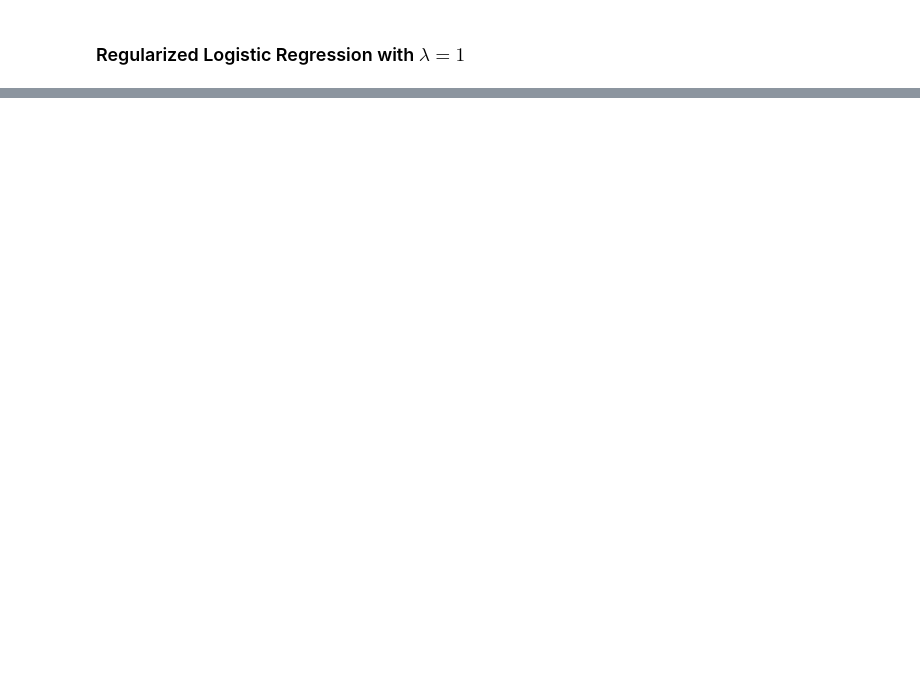
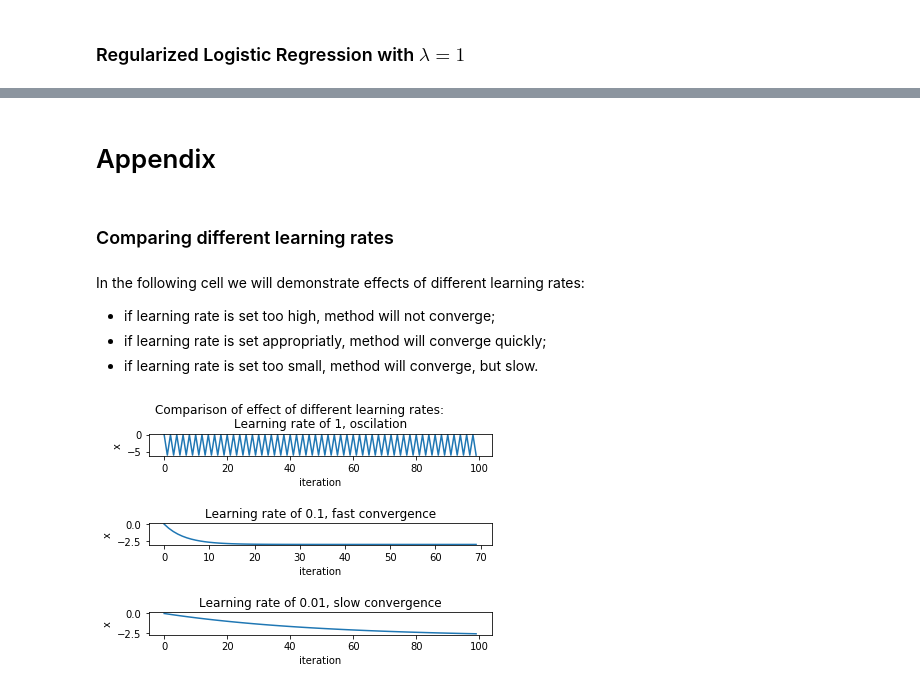
Before and after one commit to IhorMarkevych/MachineLearning, a Jupyter notebook: Naive Bayes and Logistic Classifiers/Naive_Bayes_and_Logistic_Classifiers.ipynb, the cells around one changed output, grey strips where cells are left out. Drawn from its saved outputs; the diff is of its cells as text; code cells hidden in the pictures; blank space fills up the shorter version.

```diff
--- a/Naive Bayes and Logistic Classifiers/Naive_Bayes_and_Logistic_Classifiers.ipynb
+++ b/Naive Bayes and Logistic Classifiers/Naive_Bayes_and_Logistic_Classifiers.ipynb
@@ -260,0 +280,53 @@ Even despite model has a high probability of predicted label, this model can not
+# %% [markdown]
+# Appendix
+# %% [markdown]
+### Comparing different learning rates
+# %%
+def gradientDescentWithHist(f, initX = None,
+                    lr=0.1, maxIters=1e5, eps=1e-6, *args, **kwargs):
+    histX = []
+    if initX is None:
+        x = np.random.uniform(-100, 100)
+    else:
+        x = initX
+    i = 0
+    while i < maxIters and np.linalg.norm(gradient(f, x, *args, **kwargs)) > eps:
+        i += 1
+        histX.append(x)
+        x = x - lr * gradient(f, x, *args, **kwargs)
+    return x, histX
+# %% [markdown]
+In the following cell we will demonstrate effects of different learning rates:
+- if learning rate is set too high, method will not converge;
+- if learning rate is set appropriatly, method will converge quickly;
+- if learning rate is set too small, method will converge, but slow.
+# %%
+fig = plt.figure()
+
+plt.suptitle('Comparison of effect of different learning rates:')
+
+plt.subplot(3, 1, 1)
+plt.title('Learning rate of 1, oscilation')
+plt.xlabel('iteration')
+plt.ylabel('x')
+histX = gradientDescentWithHist(f, initX = 0, lr=1, maxIters=100)[1]
+plt.plot([x for x in range(len(histX))], histX)
+
+plt.subplot(3, 1, 2)
+plt.title('Learning rate of 0.1, fast convergence')
+plt.xlabel('iteration')
+plt.ylabel('x')
+histX = gradientDescentWithHist(f, initX = 0, lr=0.1, maxIters=100)[1]
+plt.plot([x for x in range(len(histX))], histX)
+
+plt.subplot(3, 1, 3)
+plt.title('Learning rate of 0.01, slow convergence')
+plt.xlabel('iteration')
+plt.ylabel('x')
+histX = gradientDescentWithHist(f, initX = 0, lr=0.01, maxIters=100)[1]
+plt.plot([x for x in range(len(histX))], histX)
+
+fig.tight_layout(pad=2.0)
+plt.show()
+# %% [output]
+[figure, added]
```
Also changed, not shown: parts of 32 cells of this notebook.
